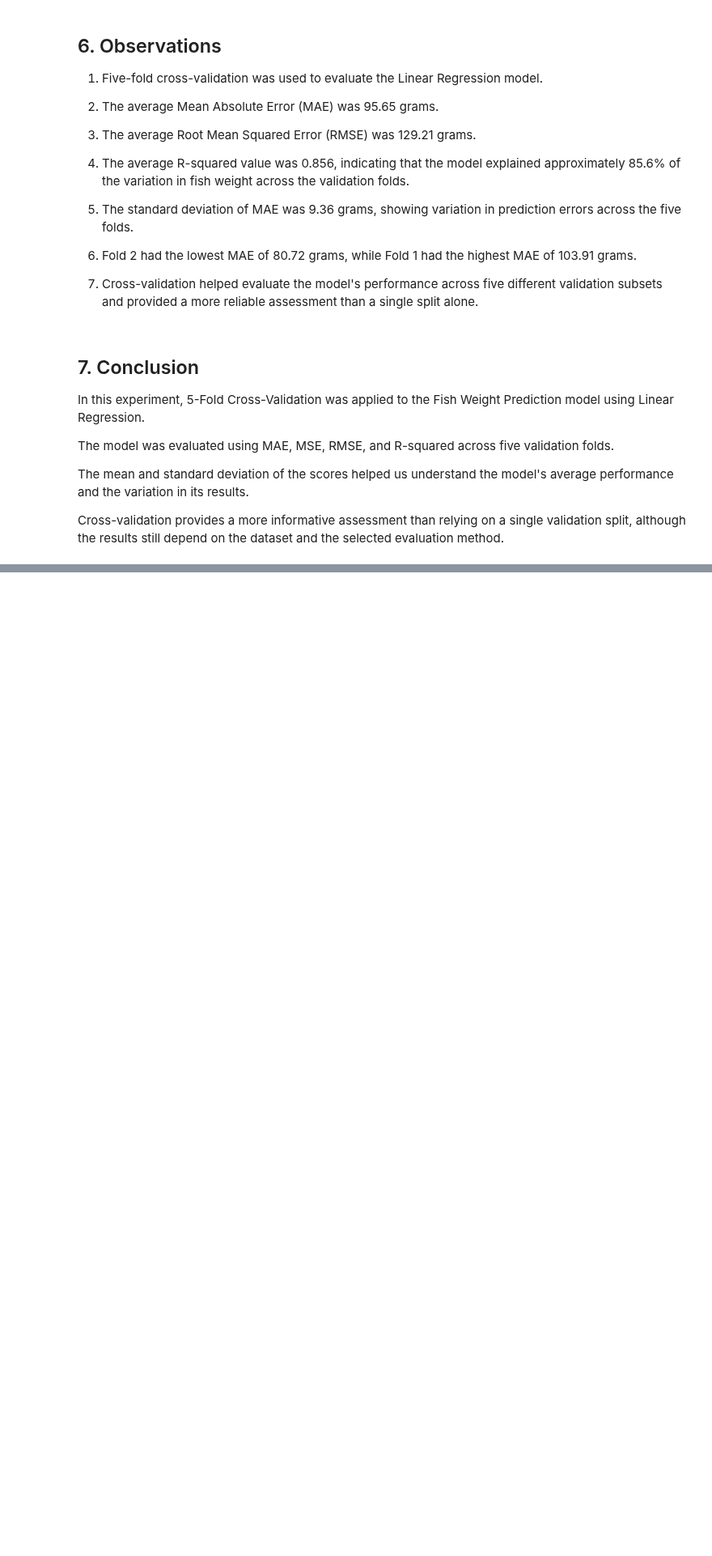
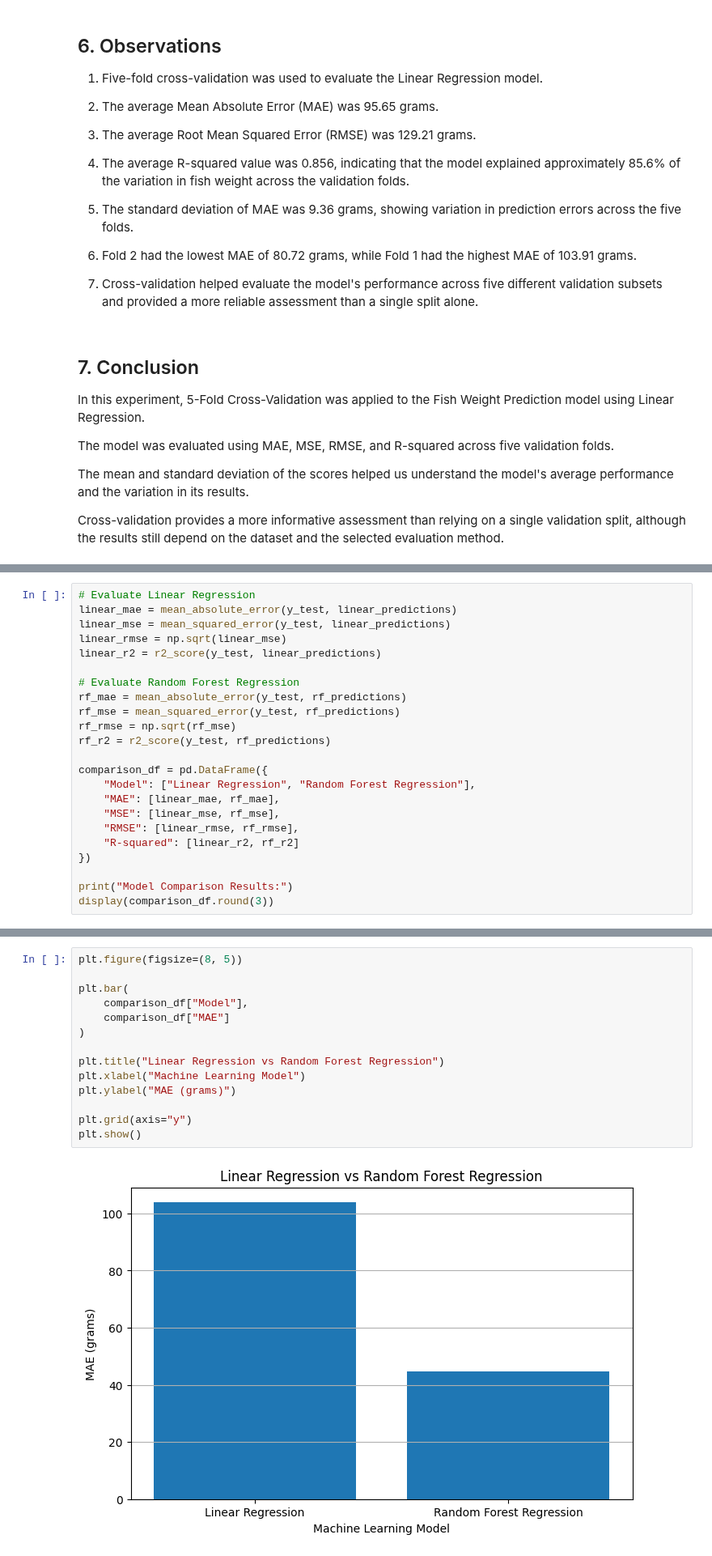
Before and after one commit to abhipsa29-cloud/Fish-Weight-Prediction, a Jupyter notebook: Fish_Weight_Prediction.ipynb, the cells around one changed output, grey strips where cells are left out. Shown at 81% size. Cells and saved outputs as stored; diff of their text form; blank space fills up the shorter version.

Commit message:
Day 19: Compared Linear Regression and Random Forest Regression

```diff
--- a/Fish_Weight_Prediction.ipynb
+++ b/Fish_Weight_Prediction.ipynb
@@ -4168,0 +4305,23 @@ the dataset and the selected evaluation method.
+# %%
+# Evaluate Linear Regression
+linear_mae = mean_absolute_error(y_test, linear_predictions)
+linear_mse = mean_squared_error(y_test, linear_predictions)
+linear_rmse = np.sqrt(linear_mse)
+linear_r2 = r2_score(y_test, linear_predictions)
+
+# Evaluate Random Forest Regression
+rf_mae = mean_absolute_error(y_test, rf_predictions)
+rf_mse = mean_squared_error(y_test, rf_predictions)
+rf_rmse = np.sqrt(rf_mse)
+rf_r2 = r2_score(y_test, rf_predictions)
+
+comparison_df = pd.DataFrame({
+    "Model": ["Linear Regression", "Random Forest Regression"],
+    "MAE": [linear_mae, rf_mae],
+    "MSE": [linear_mse, rf_mse],
+    "RMSE": [linear_rmse, rf_rmse],
+    "R-squared": [linear_r2, rf_r2]
+})
+
+print("Model Comparison Results:")
+display(comparison_df.round(3))
@@ -4168,0 +4340,16 @@ the dataset and the selected evaluation method.
+# %%
+plt.figure(figsize=(8, 5))
+
+plt.bar(
+    comparison_df["Model"],
+    comparison_df["MAE"]
+)
+
+plt.title("Linear Regression vs Random Forest Regression")
+plt.xlabel("Machine Learning Model")
+plt.ylabel("MAE (grams)")
+
+plt.grid(axis="y")
+plt.show()
+# %% [output]
+[figure, added]
```
Also changed, not shown: parts of 15 cells of this notebook.
